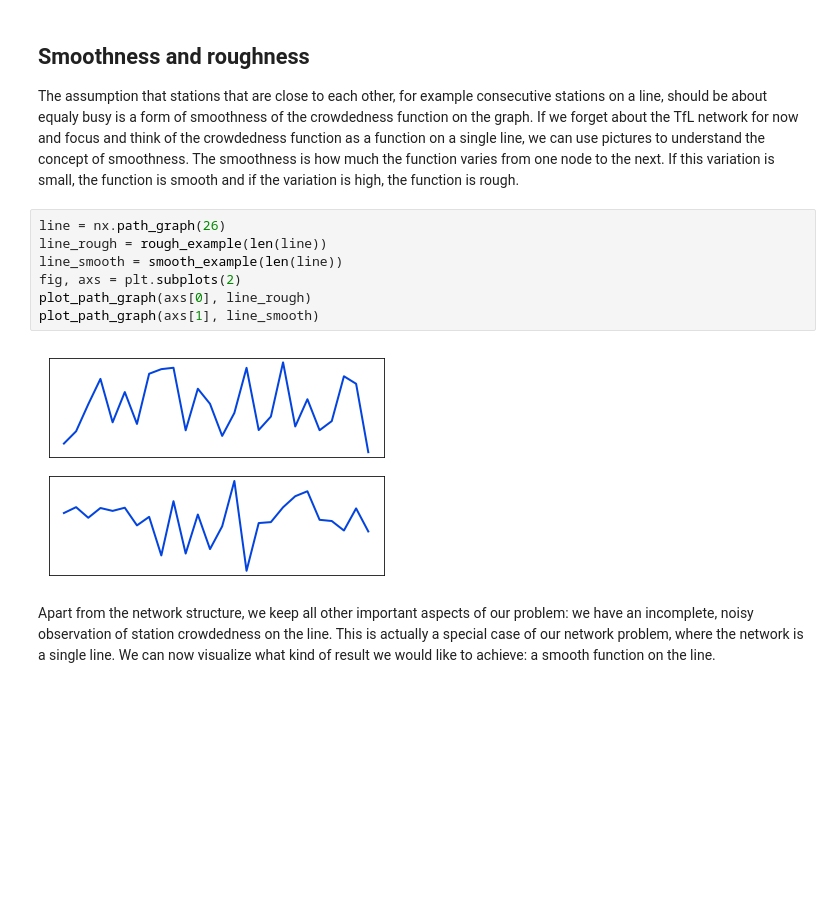
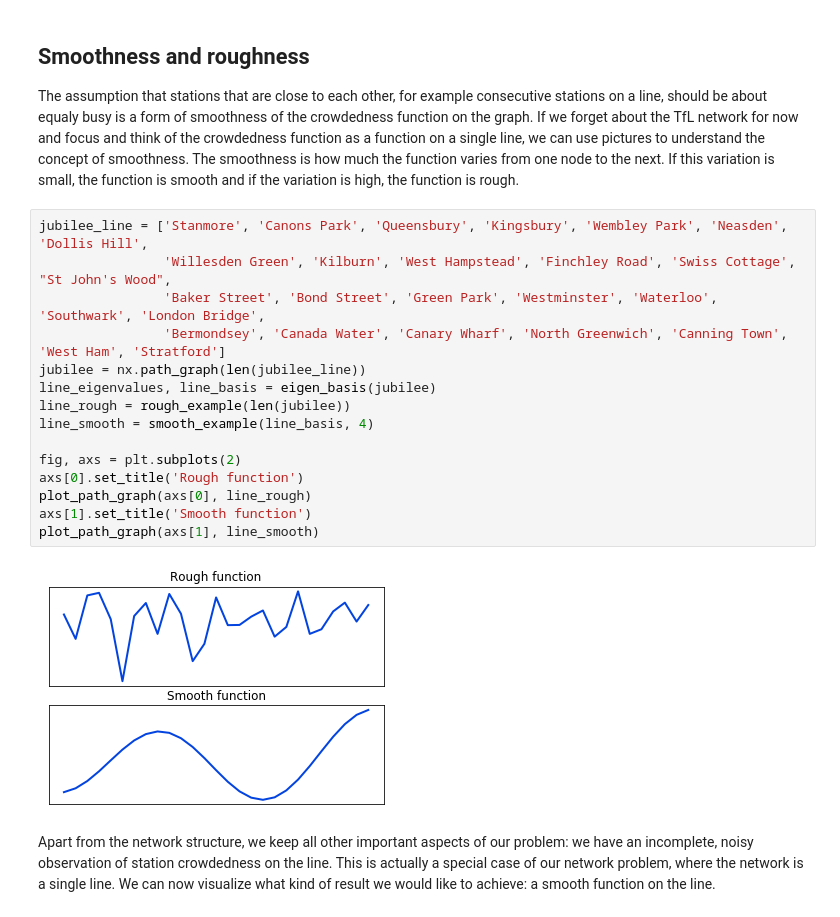
Before and after one commit to jarno35/thesis-presentation, a Jupyter notebook: thesis_presentation.ipynb, the cells around one changed output. Cells and saved outputs as stored; diff of their text form; blank space fills up the shorter version.

Commit message:
Moved script auxiliary functions to module

```diff
--- a/thesis_presentation.ipynb
+++ b/thesis_presentation.ipynb
@@ -142,14 +48,22 @@ plot_network(tfl, coordinates, tfl_estimate, colormap=rag_colormap(), vmin=4, vm
 ## Smoothness and roughness
 
 The assumption that stations that are close to each other, for example consecutive stations on a line, should be about equaly busy is a form of smoothness of the crowdedness function on the graph. If we forget about the TfL network for now and focus and think of the crowdedness function as a function on a single line, we can use pictures to understand the concept of smoothness. The smoothness is how much the function varies from one node to the next. If this variation is small, the function is smooth and if the variation is high, the function is rough.
-# %%
-line = nx.path_graph(26)
-line_rough = rough_example(len(line))
-line_smooth = smooth_example(len(line))
-fig, axs = plt.subplots(2)
-plot_path_graph(axs[0], line_rough)
-plot_path_graph(axs[1], line_smooth)
-# %% [output]
-[figure, removed]
+# %%
+jubilee_line = ['Stanmore', 'Canons Park', 'Queensbury', 'Kingsbury', 'Wembley Park', 'Neasden', 'Dollis Hill',
+                'Willesden Green', 'Kilburn', 'West Hampstead', 'Finchley Road', 'Swiss Cottage', "St John's Wood",
+                'Baker Street', 'Bond Street', 'Green Park', 'Westminster', 'Waterloo', 'Southwark', 'London Bridge',
+                'Bermondsey', 'Canada Water', 'Canary Wharf', 'North Greenwich', 'Canning Town', 'West Ham', 'Stratford']
+jubilee = nx.path_graph(len(jubilee_line))
+line_eigenvalues, line_basis = eigen_basis(jubilee)
+line_rough = rough_example(len(jubilee))
+line_smooth = smooth_example(line_basis, 4)
+
+fig, axs = plt.subplots(2)
+axs[0].set_title('Rough function')
+plot_path_graph(axs[0], line_rough)
+axs[1].set_title('Smooth function')
+plot_path_graph(axs[1], line_smooth)
+# %% [output]
+[figure, added]
 # %% [markdown]
 Apart from the network structure, we keep all other important aspects of our problem: we have an incomplete, noisy observation of station crowdedness on the line. This is actually a special case of our network problem, where the network is a single line. We can now visualize what kind of result we would like to achieve: a smooth function on the line.
```
Also changed, not shown: parts of 12 cells of this notebook, 2 other files.
